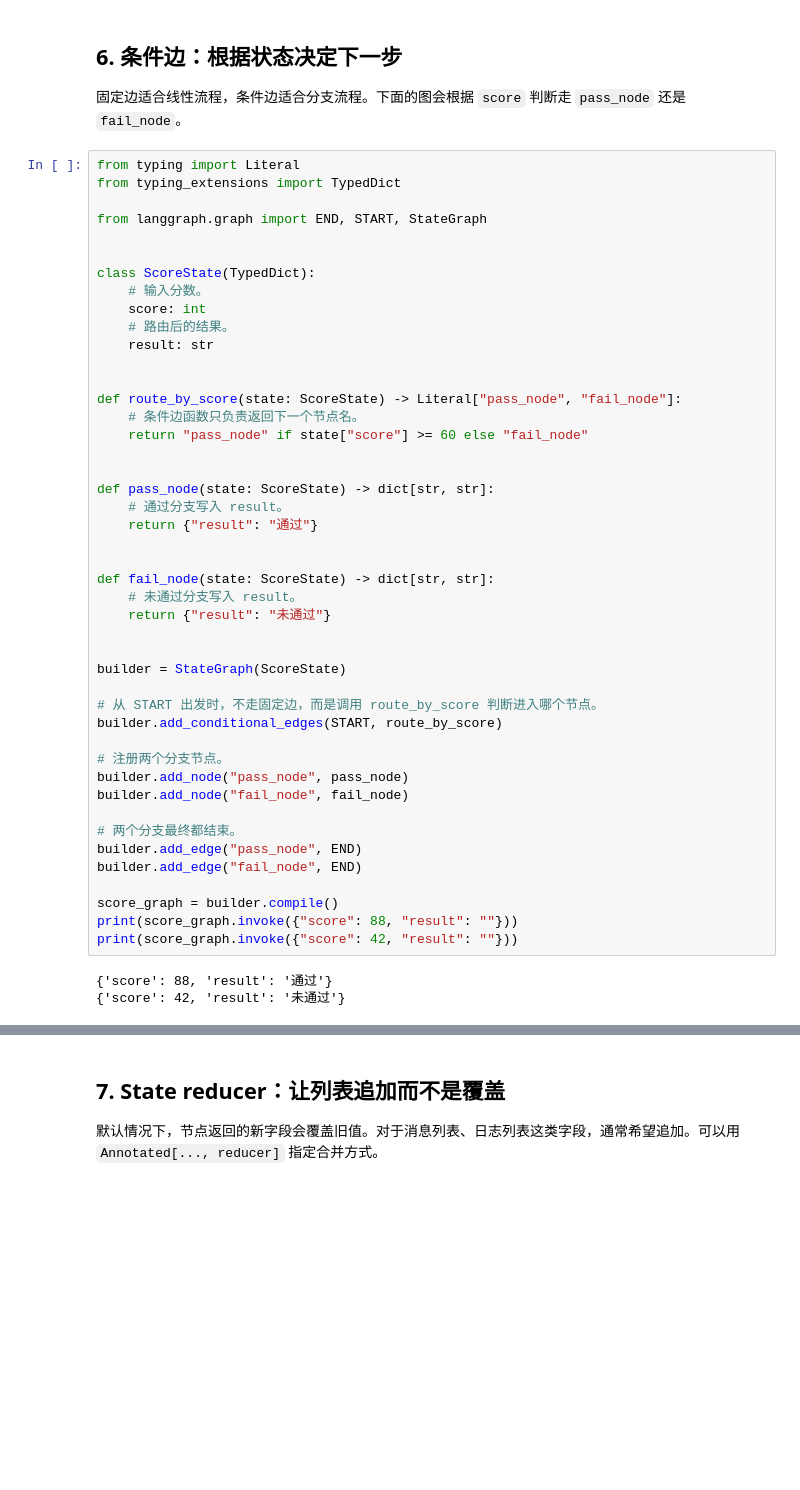
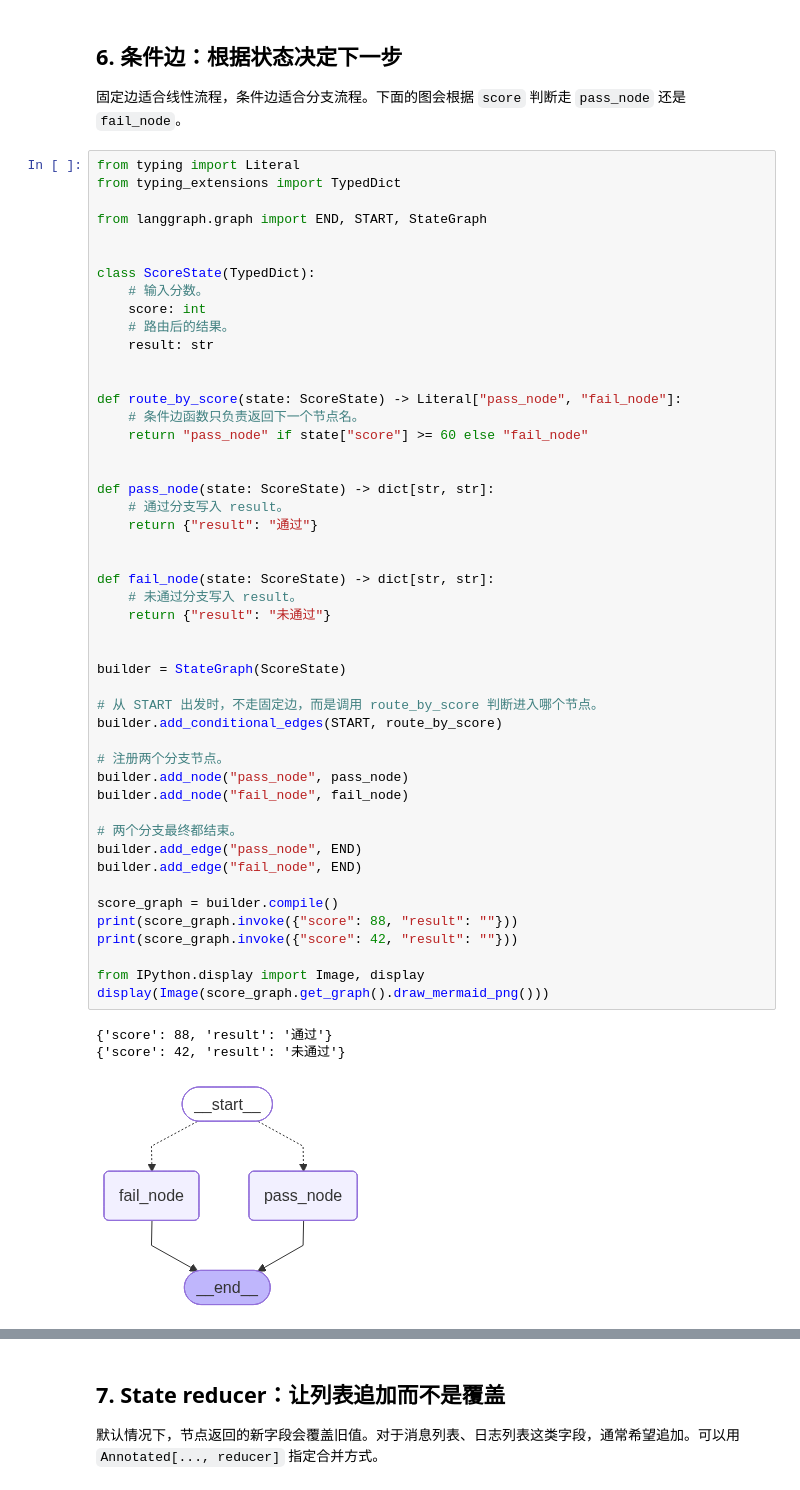
Before and after one commit to sangdongbo/langchain_study, a Jupyter notebook: docs/python_langgraph_notes.ipynb, the cells around one changed output, grey strips where cells are left out. Drawn from its saved outputs; the diff is of its cells as text; blank space fills up the shorter version.

```diff
--- a/docs/python_langgraph_notes.ipynb
+++ b/docs/python_langgraph_notes.ipynb
@@ -384,30 +390,34 @@ def route_by_score(state: ScoreState) -> Literal["pass_node", "fail_node"]:
 
 def pass_node(state: ScoreState) -> dict[str, str]:
     # 通过分支写入 result。
     return {"result": "通过"}
 
 
 def fail_node(state: ScoreState) -> dict[str, str]:
     # 未通过分支写入 result。
     return {"result": "未通过"}
 
 
 builder = StateGraph(ScoreState)
 
 # 从 START 出发时，不走固定边，而是调用 route_by_score 判断进入哪个节点。
 builder.add_conditional_edges(START, route_by_score)
 
 # 注册两个分支节点。
 builder.add_node("pass_node", pass_node)
 builder.add_node("fail_node", fail_node)
 
 # 两个分支最终都结束。
 builder.add_edge("pass_node", END)
 builder.add_edge("fail_node", END)
 
 score_graph = builder.compile()
 print(score_graph.invoke({"score": 88, "result": ""}))
 print(score_graph.invoke({"score": 42, "result": ""}))
+
+from IPython.display import Image, display
+display(Image(score_graph.get_graph().draw_mermaid_png()))
 # %% [output]
 {'score': 88, 'result': '通过'}
 {'score': 42, 'result': '未通过'}
+[figure, added]
```
Also changed, not shown: parts of 33 cells of this notebook, 16 other files.
